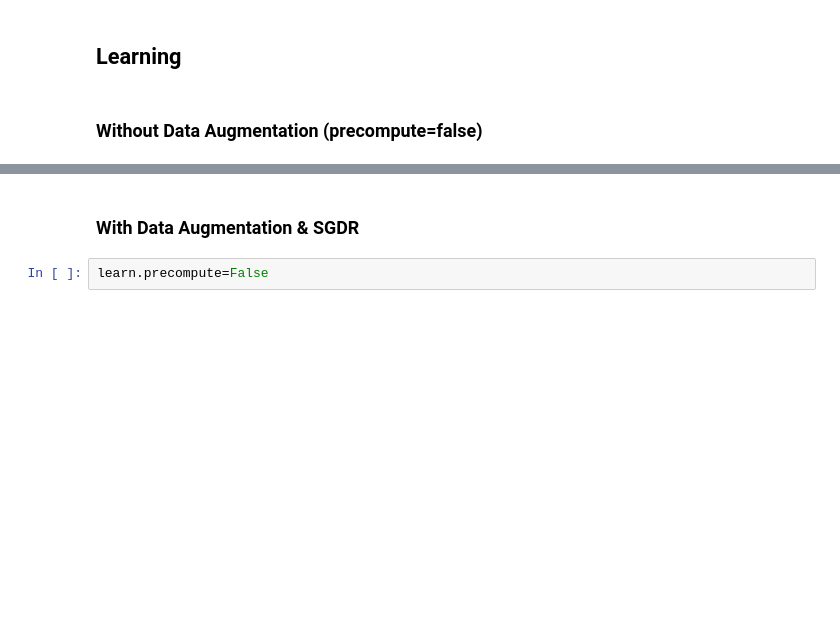
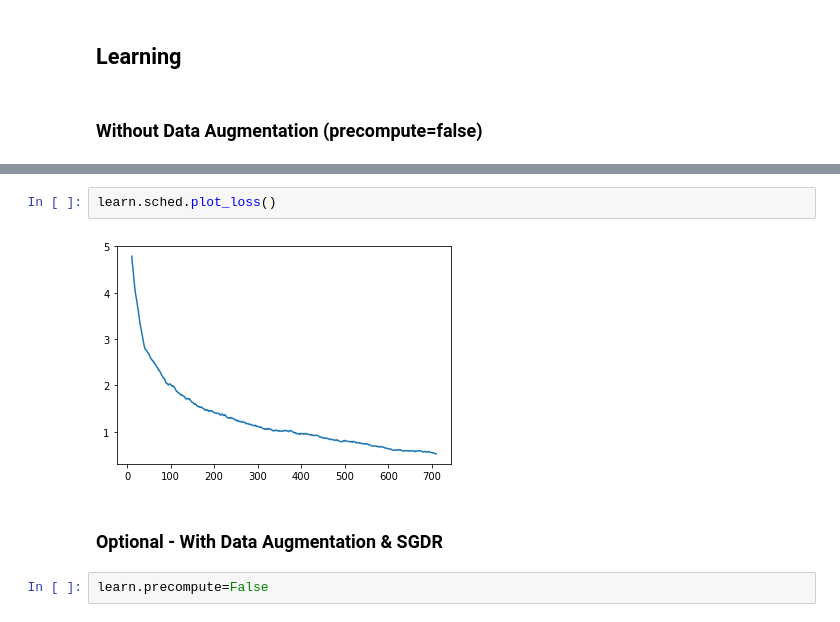
Before and after one commit to sebderhy/TrafficSignsClassif, a Jupyter notebook: fastai_BTSC.ipynb, the cells around one changed output, grey strips where cells are left out. Drawn from its saved outputs; the diff is of its cells as text; blank space fills up the shorter version.

```diff
--- a/fastai_BTSC.ipynb
+++ b/fastai_BTSC.ipynb
@@ -128,5 +131,9 @@ epoch      trn_loss   val_loss   accuracy
+# %%
+learn.sched.plot_loss()
+# %% [output]
+[figure, added]
 # %% [markdown]
-### With Data Augmentation & SGDR
+### Optional - With Data Augmentation & SGDR
 # %%
 learn.precompute=False
 # %%
```
Also changed, not shown: parts of 28 cells of this notebook.
